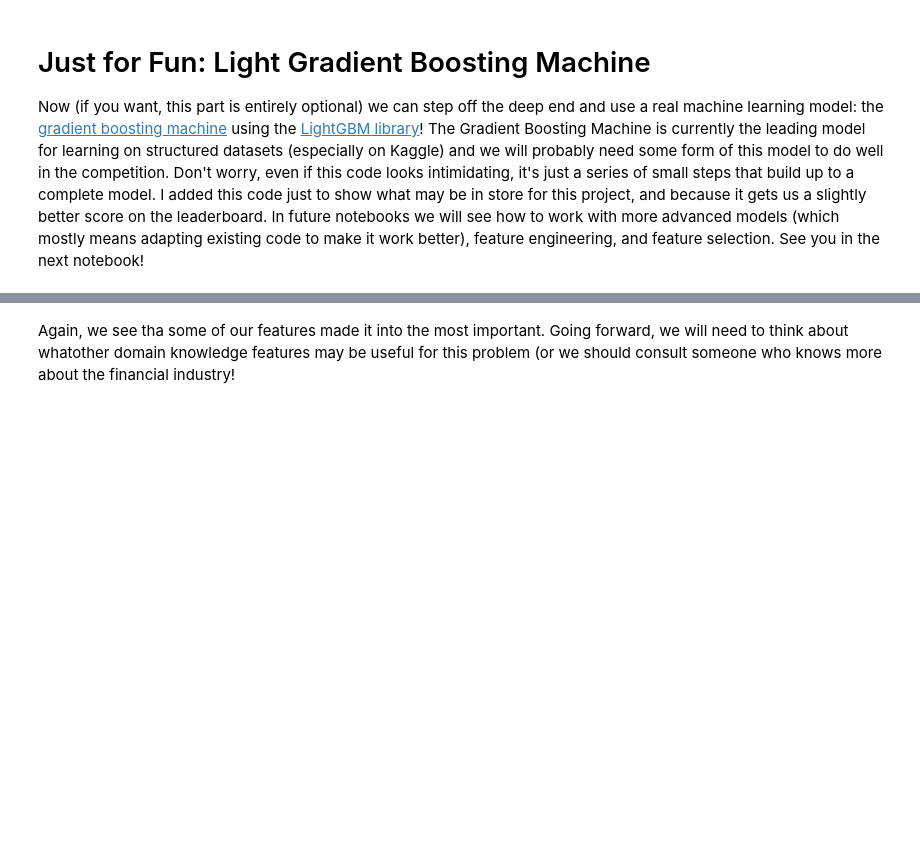
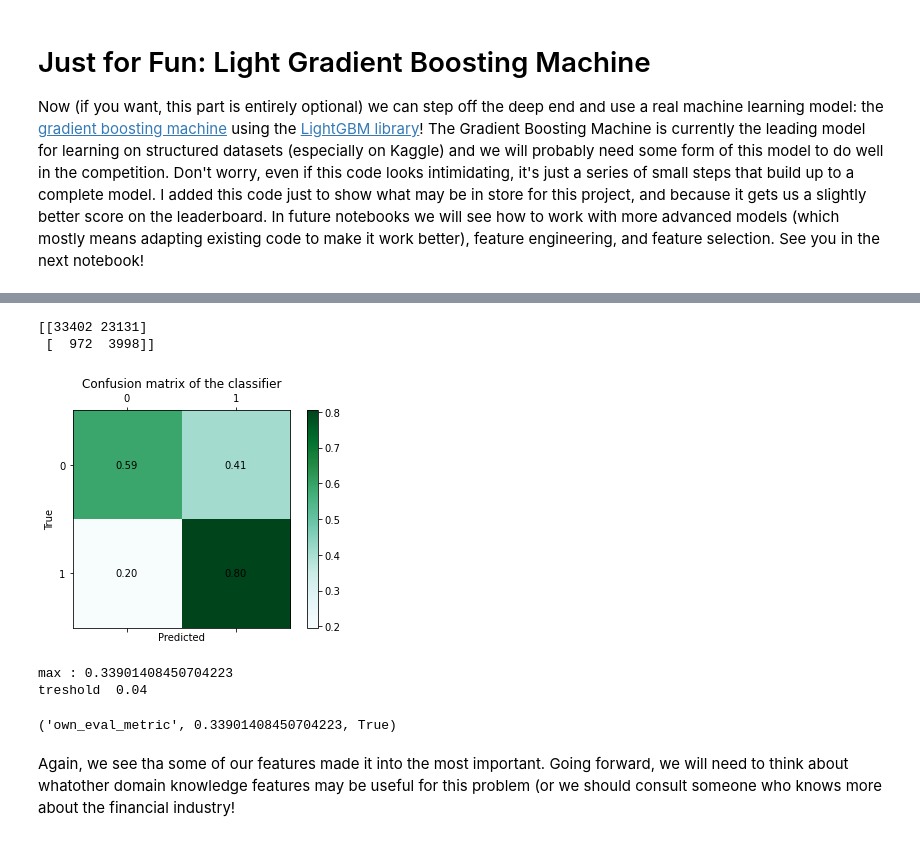
Before and after one commit to IsabelleRB1/OpenClassroom, a Jupyter notebook: notebook/P7_2_Modelisation.ipynb, the cells around one changed output, grey strips where cells are left out. Drawn from its saved outputs; the diff is of its cells as text; code cells hidden in the pictures; blank space fills up the shorter version.

```diff
--- a/notebook/P7_2_Modelisation.ipynb
+++ b/notebook/P7_2_Modelisation.ipynb
@@ -292,0 +322,15 @@ Testing Data Shape:  (61503, 243)
+# %%
+print(prediction)
+def calculate_pred(y_pred):
+    y_pred_t=[]
+    for i in range(0,len(y_pred)):
+        if y_pred[i]<=0.06:
+            y_pred_t.append(0)
+        else:
+            print(y_pred[i])
+            y_pred_t.append(1)
+    return y_pred_t
+
+prediction_t=calculate_pred(prediction)
+print(prediction_t)
+print(X_test['TARGET'].dtype)
@@ -293,3 +355,32 @@ Testing Data Shape:  (61503, 243)
+# %%
+#confusion matrix
+cm = confusion_matrix(X_test['TARGET'], prediction_t)
+print( cm)
+cm = cm.astype('float') / cm.sum(axis=1)[:, np.newaxis]
+
+fig = plt.figure()
+plt.set_cmap("BuGn")
+ax = fig.add_subplot(111)
+cax = ax.matshow(cm)
+for i in range(2):
+    for j in range(2):
+        c = cm[j,i]
+        ax.text(i, j, str("%.2f"%c), va='center', ha='center')
+plt.title('Confusion matrix of the classifier')
+fig.colorbar(cax)
+plt.xlabel('Predicted')
+plt.ylabel('True')
+plt.show()
+# %% [output]
+[[33402 23131]
+ [  972  3998]]
+[figure, added]
+# %%
+own_eval_metric(X_test['TARGET'], prediction_t)
+# %% [output]
+max : 0.33901408450704223
+treshold  0.04
+('own_eval_metric', 0.33901408450704223, True)
 # %%
 #submission.to_csv('baseline_lgb.csv', index = False)
 # %% [markdown]
```
Also changed, not shown: parts of 11 cells of this notebook.
